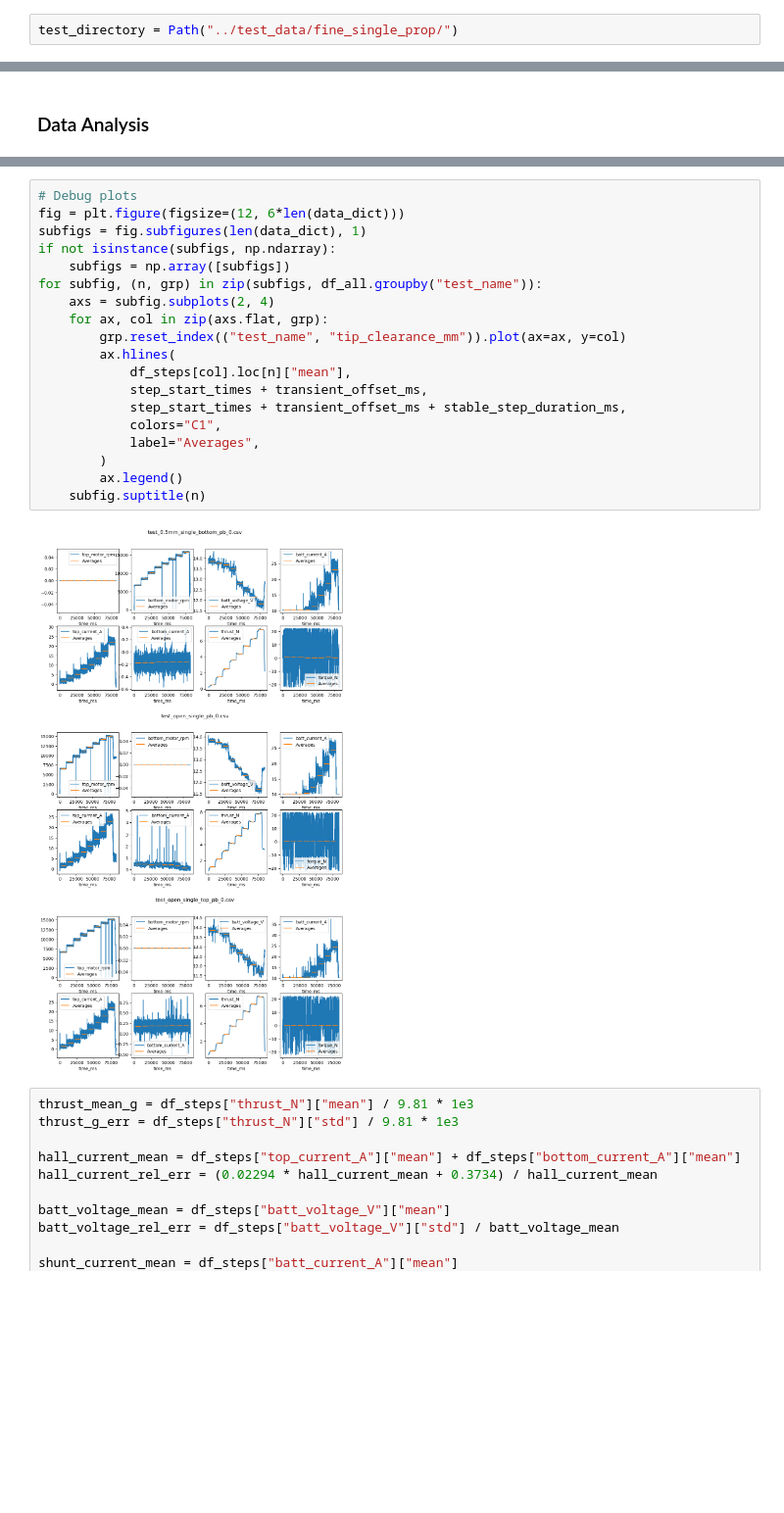
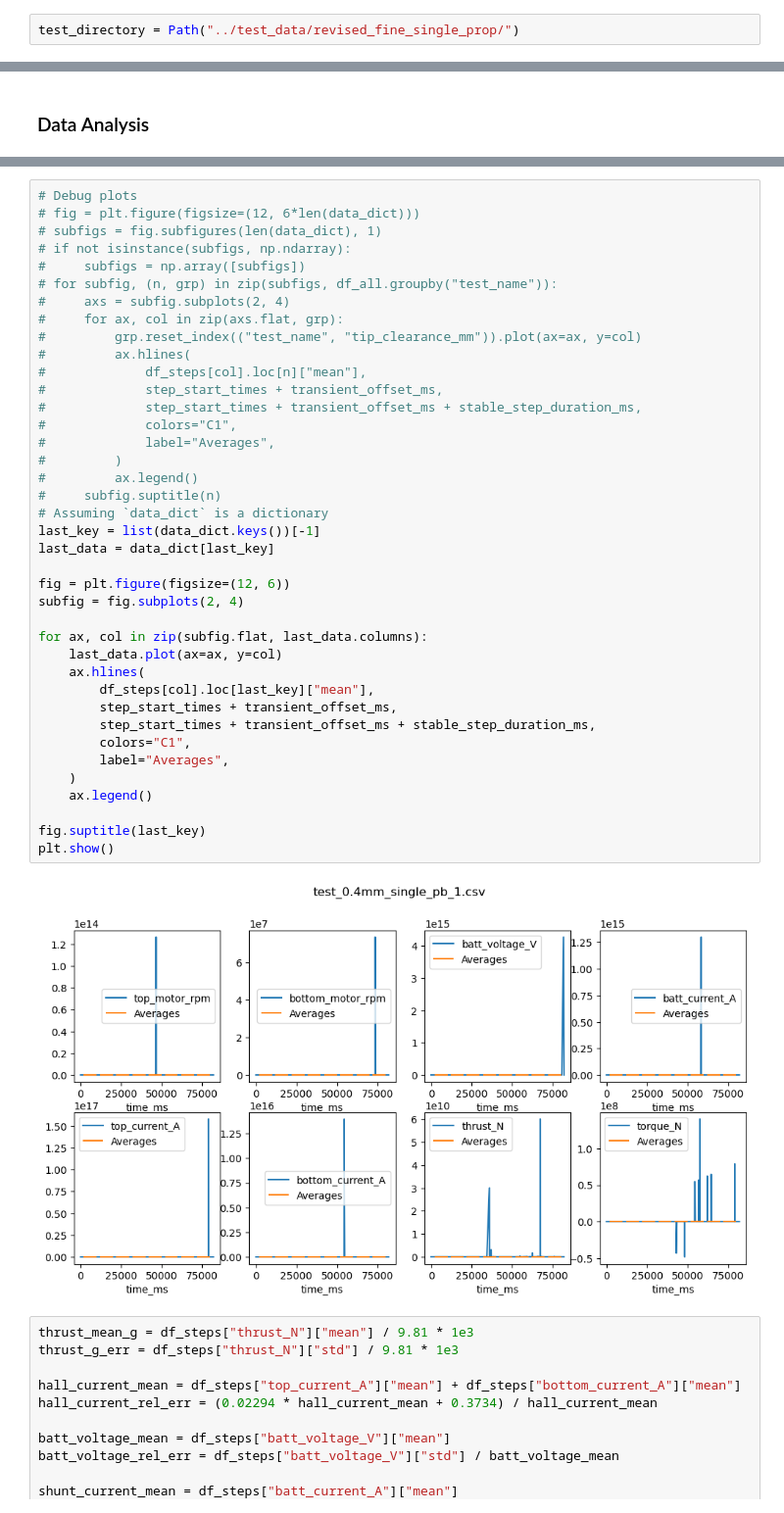
Before and after one commit to gtaharaedmonds/coaxial-drone, a Jupyter notebook: thrust_jig/test_runner/revised_fine_single_prop_experiment_notebook.ipynb, the cells around one changed output, grey strips where cells are left out. Shown at 98% size. Drawn from its saved outputs; the diff is of its cells as text; blank space fills up the shorter version.

Commit message:
for revised testing

```diff
--- a/thrust_jig/test_runner/revised_fine_single_prop_experiment_notebook.ipynb
+++ b/thrust_jig/test_runner/revised_fine_single_prop_experiment_notebook.ipynb
@@ -88,4 +88,4 @@ Rx: Stopped
 
 Test complete.
 # %%
-test_directory = Path("../test_data/fine_single_prop/")
+test_directory = Path("../test_data/revised_fine_single_prop/")
@@ -245,24 +224,44 @@ df_steps
 # %%
 # Debug plots
-fig = plt.figure(figsize=(12, 6*len(data_dict)))
-subfigs = fig.subfigures(len(data_dict), 1)
-if not isinstance(subfigs, np.ndarray):
-    subfigs = np.array([subfigs])
-for subfig, (n, grp) in zip(subfigs, df_all.groupby("test_name")):
-    axs = subfig.subplots(2, 4)
-    for ax, col in zip(axs.flat, grp):
-        grp.reset_index(("test_name", "tip_clearance_mm")).plot(ax=ax, y=col)
-        ax.hlines(
-            df_steps[col].loc[n]["mean"],
-            step_start_times + transient_offset_ms,
-            step_start_times + transient_offset_ms + stable_step_duration_ms,
-            colors="C1",
-            label="Averages",
-        )
-        ax.legend()
-    subfig.suptitle(n)
+# fig = plt.figure(figsize=(12, 6*len(data_dict)))
+# subfigs = fig.subfigures(len(data_dict), 1)
+# if not isinstance(subfigs, np.ndarray):
+#     subfigs = np.array([subfigs])
+# for subfig, (n, grp) in zip(subfigs, df_all.groupby("test_name")):
+#     axs = subfig.subplots(2, 4)
+#     for ax, col in zip(axs.flat, grp):
+#         grp.reset_index(("test_name", "tip_clearance_mm")).plot(ax=ax, y=col)
+#         ax.hlines(
+#             df_steps[col].loc[n]["mean"],
+#             step_start_times + transient_offset_ms,
+#             step_start_times + transient_offset_ms + stable_step_duration_ms,
+#             colors="C1",
+#             label="Averages",
+#         )
+#         ax.legend()
+#     subfig.suptitle(n)
+# Assuming `data_dict` is a dictionary
+last_key = list(data_dict.keys())[-1]
+last_data = data_dict[last_key]
+
+fig = plt.figure(figsize=(12, 6))
+subfig = fig.subplots(2, 4)
+
+for ax, col in zip(subfig.flat, last_data.columns):
+    last_data.plot(ax=ax, y=col)
+    ax.hlines(
+        df_steps[col].loc[last_key]["mean"],
+        step_start_times + transient_offset_ms,
+        step_start_times + transient_offset_ms + stable_step_duration_ms,
+        colors="C1",
+        label="Averages",
+    )
+    ax.legend()
+
+fig.suptitle(last_key)
+plt.show()
 # %% [output]
-[figure, old version]
+[figure, new version]
 # %%
 thrust_mean_g = df_steps["thrust_N"]["mean"] / 9.81 * 1e3
 thrust_g_err = df_steps["thrust_N"]["std"] / 9.81 * 1e3
```
Also changed, not shown: parts of 14 cells of this notebook, 5 other files.
